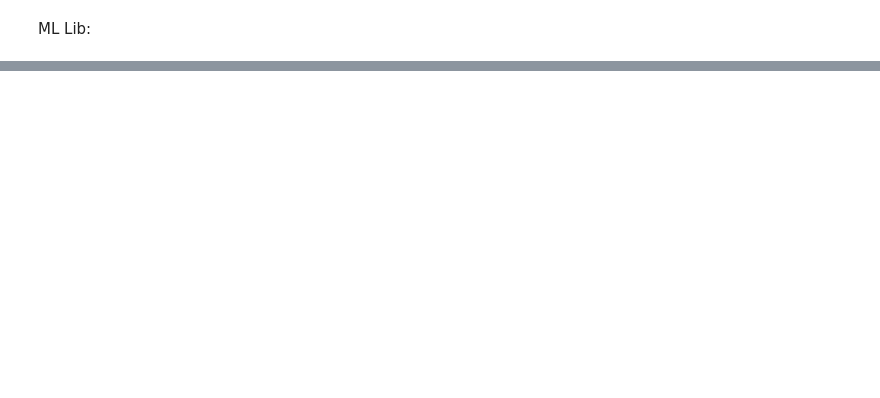
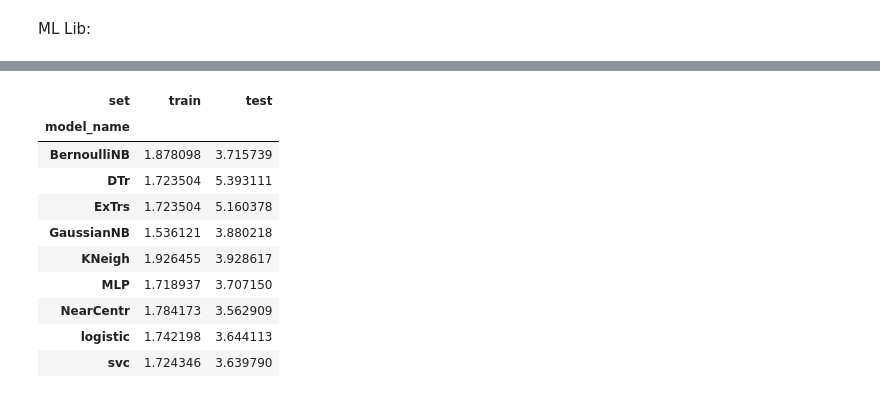
Before and after one commit to maikelps/SleepDisorder, a Jupyter notebook: ML_Assessment.ipynb, the cells around one changed output, grey strips where cells are left out. Cells and saved outputs as stored; diff of their text form; code cells hidden in the pictures; blank space fills up the shorter version.

```diff
--- a/ML_Assessment.ipynb
+++ b/ML_Assessment.ipynb
@@ -122,0 +117,15 @@ X
+# %%
+# Quick  look to the average performance
+result_df.groupby(by=['model_name','set']).agg({'std'}).loc[:,'recall'].unstack().droplevel(0,axis=1).filter(['train','test'])*100
+# %% [output]
+| set | train | test |
+| model_name |  |  |
+| BernoulliNB | 1.878098 | 3.715739 |
+| DTr | 1.723504 | 5.393111 |
+| ExTrs | 1.723504 | 5.160378 |
+| GaussianNB | 1.536121 | 3.880218 |
+| KNeigh | 1.926455 | 3.928617 |
+| MLP | 1.718937 | 3.707150 |
+| NearCentr | 1.784173 | 3.562909 |
+| logistic | 1.742198 | 3.644113 |
+| svc | 1.724346 | 3.639790 |
```
Also changed, not shown: parts of 18 cells of this notebook, 2 other files.
